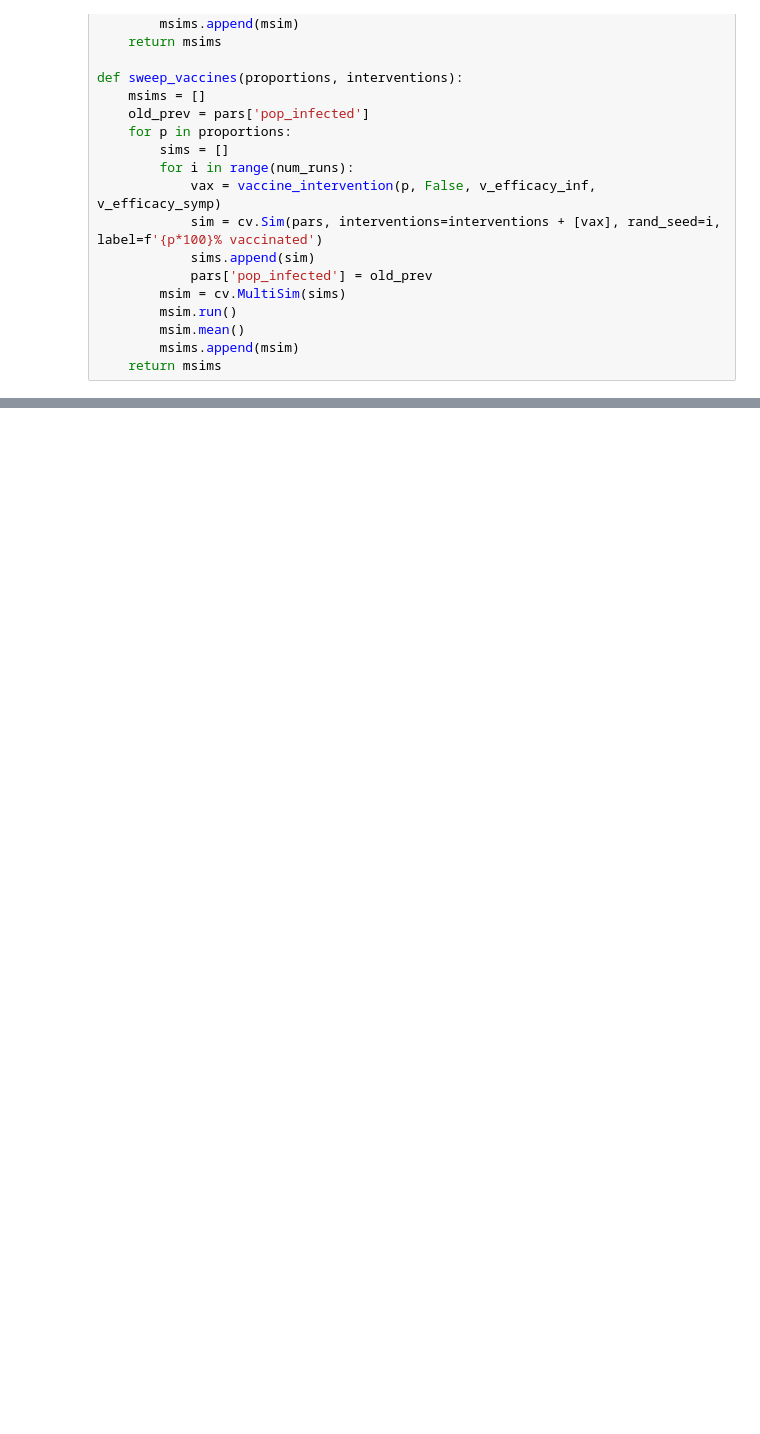
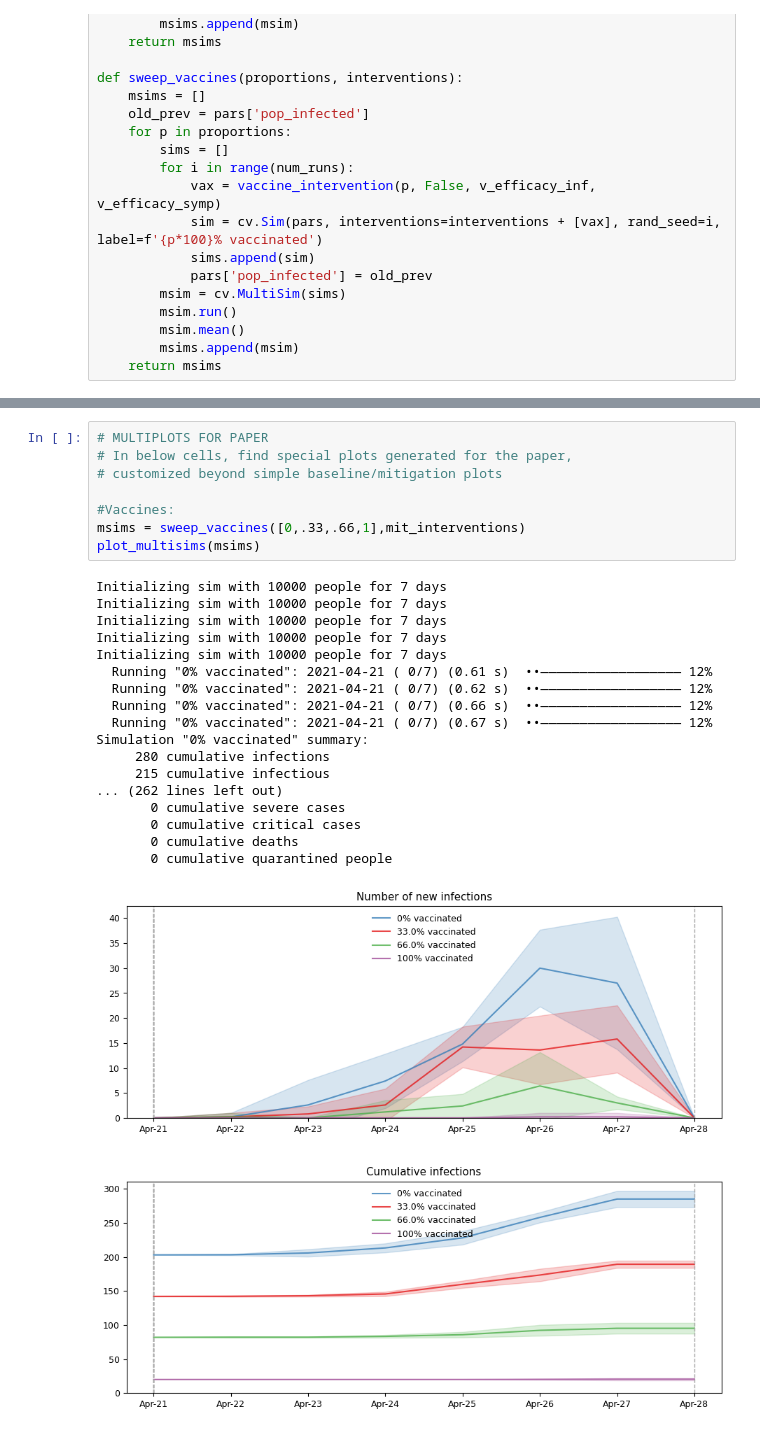
Before and after one commit to JoviaNierenberg/COVID-Event-Safety-Modeling, a Jupyter notebook: main.ipynb, the cells around one changed output, grey strips where cells are left out. Drawn from its saved outputs; the diff is of its cells as text; blank space fills up the shorter version.

```diff
--- a/main.ipynb
+++ b/main.ipynb
@@ -279,0 +282,27 @@ msim.plot(to_plot=['new_infections', 'cum_infections'],color_by_sim=True)
+# %%
+# MULTIPLOTS FOR PAPER
+# In below cells, find special plots generated for the paper,
+# customized beyond simple baseline/mitigation plots
+
+#Vaccines:
+msims = sweep_vaccines([0,.33,.66,1],mit_interventions)
+plot_multisims(msims)
+# %% [output]
+Initializing sim with 10000 people for 7 days
+Initializing sim with 10000 people for 7 days
+Initializing sim with 10000 people for 7 days
+Initializing sim with 10000 people for 7 days
+Initializing sim with 10000 people for 7 days
+  Running "0% vaccinated": 2021-04-21 ( 0/7) (0.61 s)  ••—————————————————— 12%
+  Running "0% vaccinated": 2021-04-21 ( 0/7) (0.62 s)  ••—————————————————— 12%
+  Running "0% vaccinated": 2021-04-21 ( 0/7) (0.66 s)  ••—————————————————— 12%
+  Running "0% vaccinated": 2021-04-21 ( 0/7) (0.67 s)  ••—————————————————— 12%
+Simulation "0% vaccinated" summary:
+     280 cumulative infections
+     215 cumulative infectious
+... (262 lines left out)
+       0 cumulative severe cases
+       0 cumulative critical cases
+       0 cumulative deaths
+       0 cumulative quarantined people
+[figure, added]
```
Also changed, not shown: parts of 5 cells of this notebook.
